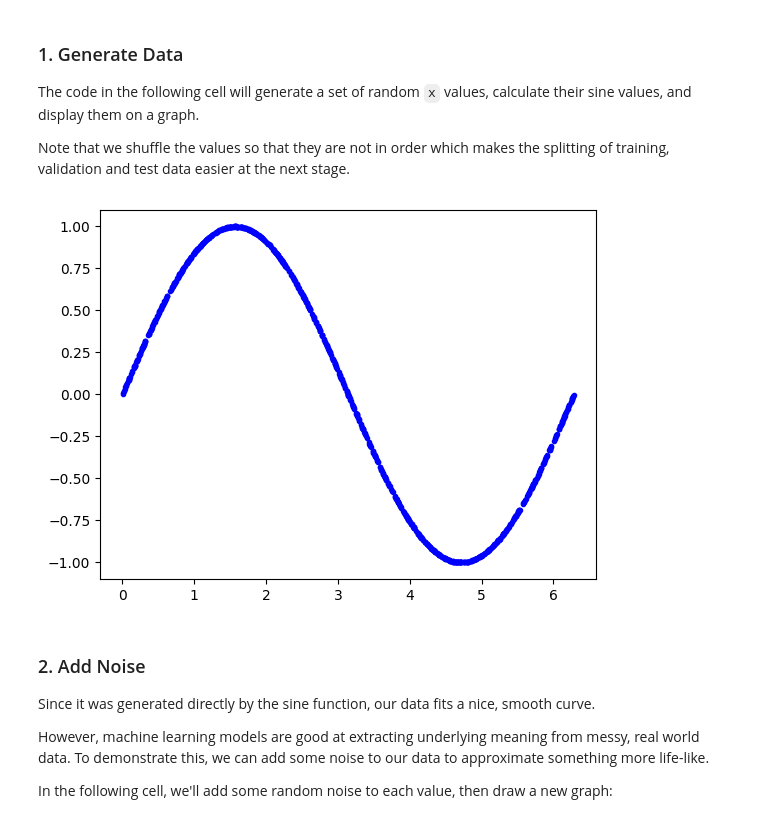
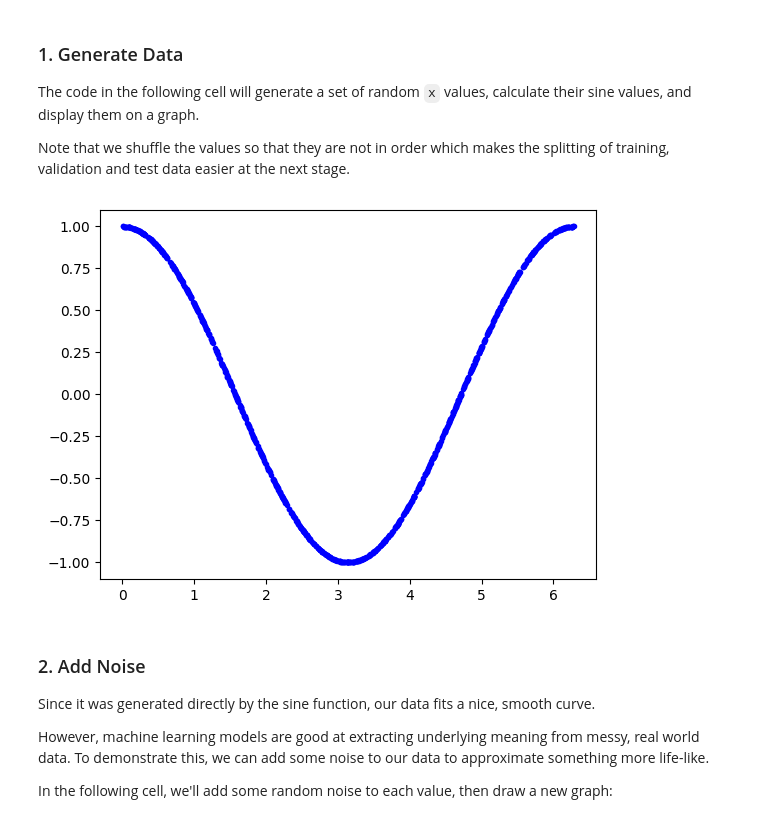
Before and after one commit to Nattybatty15/casa0018, a Jupyter notebook: Week4/CASA0018_4_1_train_hello_world_model.ipynb, the cells around one changed output. Cells and saved outputs as stored; diff of their text form; code cells hidden in the pictures.

```diff
--- a/Week4/CASA0018_4_1_train_hello_world_model.ipynb
+++ b/Week4/CASA0018_4_1_train_hello_world_model.ipynb
@@ -66,23 +66,23 @@ Note that we shuffle the values so that they are not in order which makes the sp
 # %%
 # Number of sample datapoints
 SAMPLES = 1000
 
 # Generate a uniformly distributed set of random numbers in the range from
 # 0 to 2π, which covers a complete sine wave oscillation
 x_values = np.random.uniform(
     low=0, high=2*math.pi, size=SAMPLES).astype(np.float32)
 
 # Shuffle the values to guarantee they're not in order
 np.random.shuffle(x_values)
 
 # Calculate the corresponding sine values
-y_values = np.sin(x_values).astype(np.float32)
+y_values = np.cos(x_values).astype(np.float32)
 
 # Plot our data. The 'b.' argument tells the library to print blue dots.
 plt.plot(x_values, y_values, 'b.')
 plt.show()
 # %% [output]
-[figure, old version]
+[figure, new version]
 # %% [markdown]
 ### 2. Add Noise
 Since it was generated directly by the sine function, our data fits a nice, smooth curve.
```
Also changed, not shown: parts of 17 cells of this notebook.
